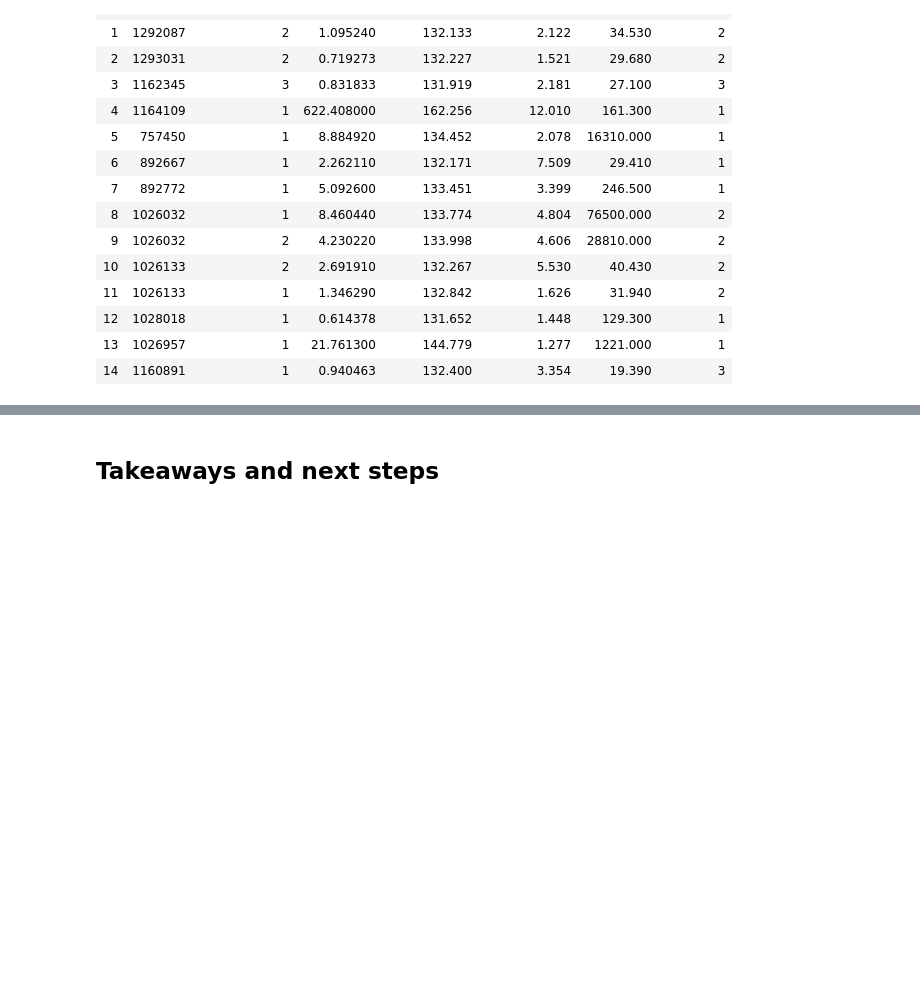
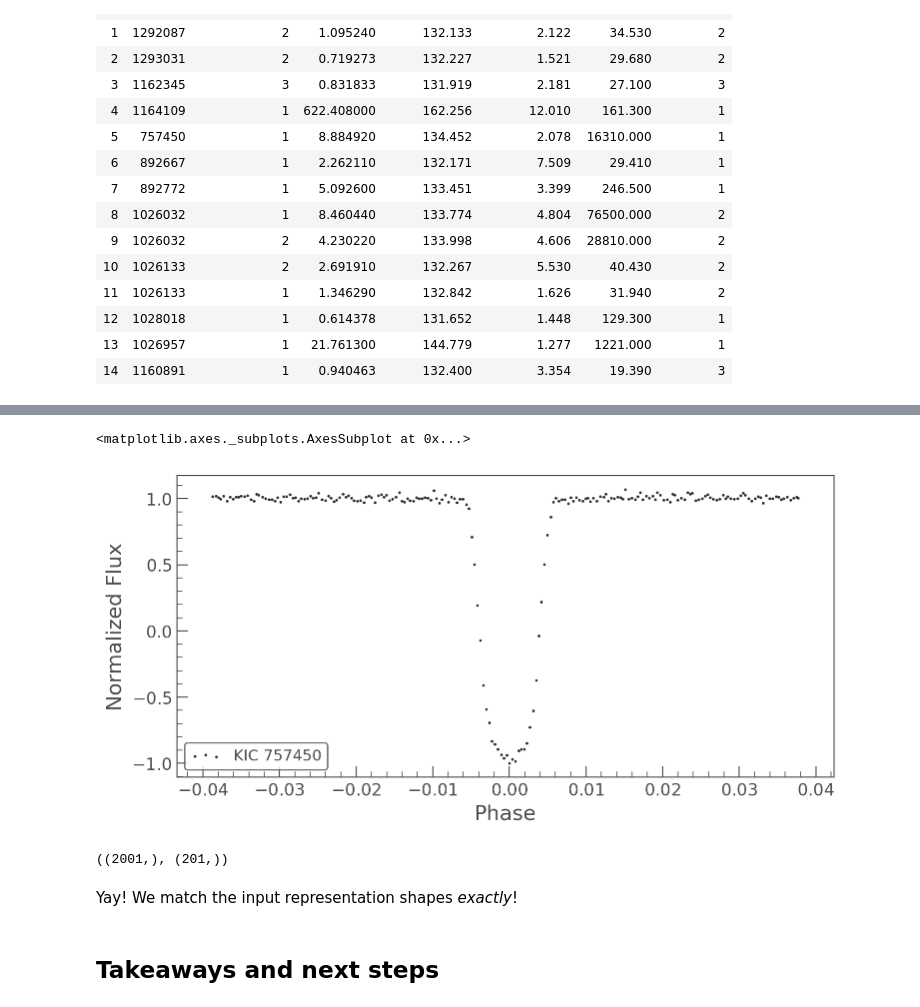
Before and after one commit to gully/HelloWorldNet, a Jupyter notebook: notebooks/01_exploratory_preprocessing.ipynb, the cells around one changed output, grey strips where cells are left out. Saved outputs shown, nothing was run; the diff lists cells and outputs as text; code cells hidden in the pictures; blank space fills up the shorter version.

```diff
--- a/notebooks/01_exploratory_preprocessing.ipynb
+++ b/notebooks/01_exploratory_preprocessing.ipynb
@@ -117,3 +192,14 @@ Un-binned local view shows a distinctive exoplanet transit appearance.  Some fla
+# %%
+lc_local.scatter()
+# %% [output]
+<matplotlib.axes._subplots.AxesSubplot at 0x...>
+[figure, added]
+# %%
+lc_global.flux.shape, lc_local.flux.shape
+# %% [output]
+((2001,), (201,))
+# %% [markdown]
+Yay!  We match the input representation shapes *exactly*!
 # %% [markdown]
 ## Takeaways and next steps
 # %% [markdown]
```
Also changed, not shown: parts of 18 cells of this notebook.
